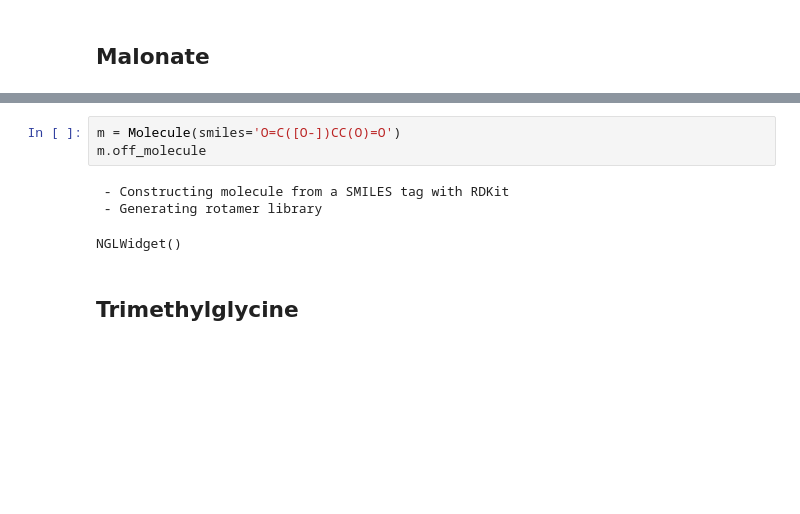
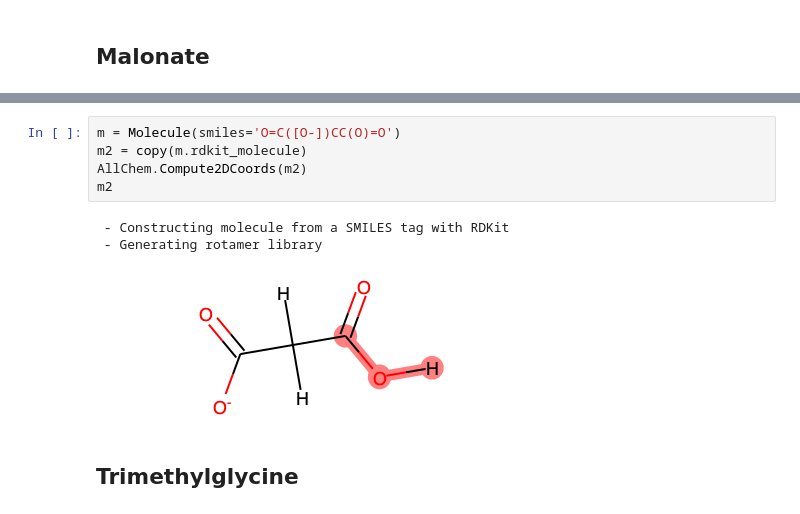
Before and after one commit to martimunicoy/peleffy, a Jupyter notebook: offpele/examples/Molecule.ipynb, the cells around one changed output, grey strips where cells are left out. Drawn from its saved outputs; the diff is of its cells as text; blank space fills up the shorter version.

```diff
--- a/offpele/examples/Molecule.ipynb
+++ b/offpele/examples/Molecule.ipynb
@@ -38,10 +48,12 @@ NGLWidget()
 # %%
 m = Molecule(smiles='O=C([O-])CC(O)=O')
-m.off_molecule
+m2 = copy(m.rdkit_molecule)
+AllChem.Compute2DCoords(m2)
+m2
 # %% [output]
  - Constructing molecule from a SMILES tag with RDKit
  - Generating rotamer library
-NGLWidget()
+[figure, added]
 # %% [markdown]
 ## Trimethylglycine
 # %%
```
Also changed, not shown: parts of 6 cells of this notebook.
